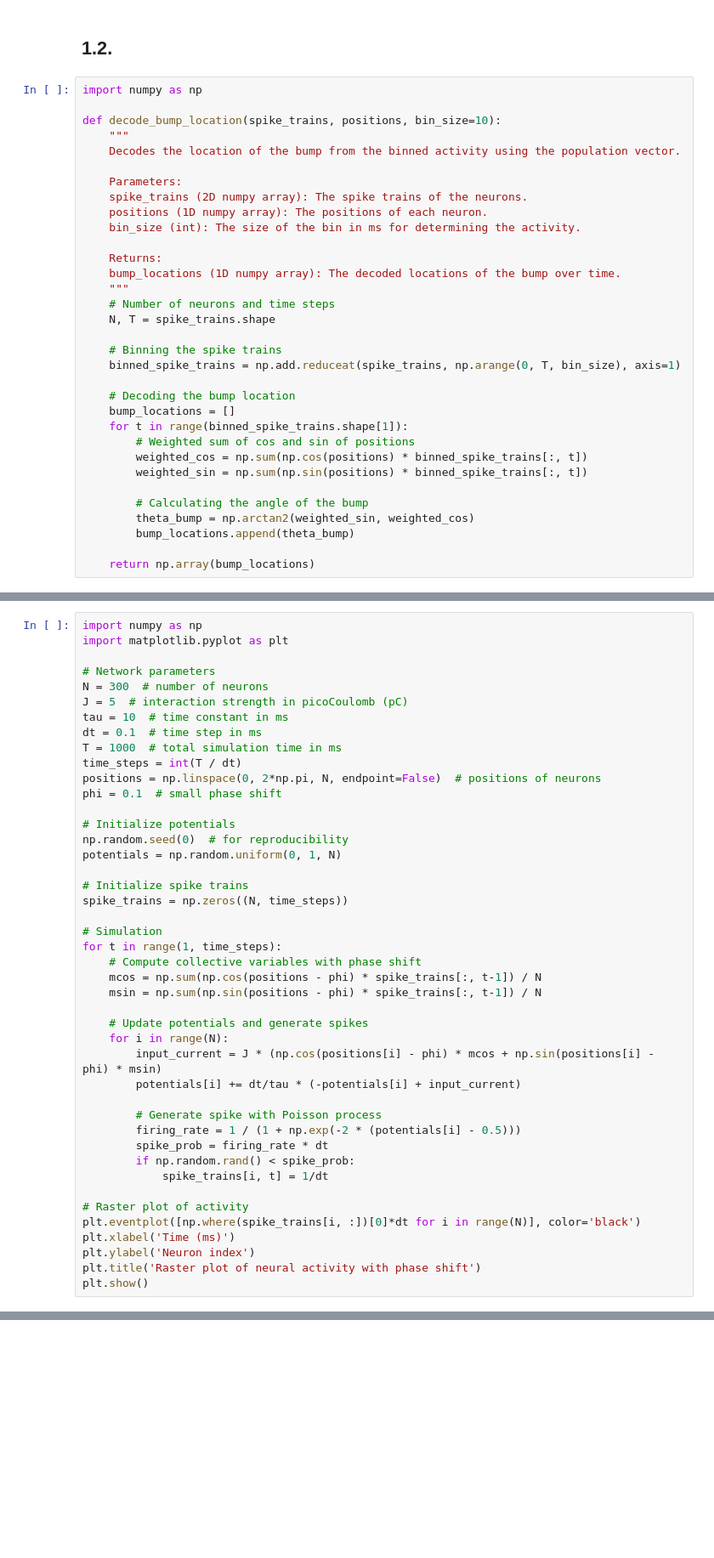
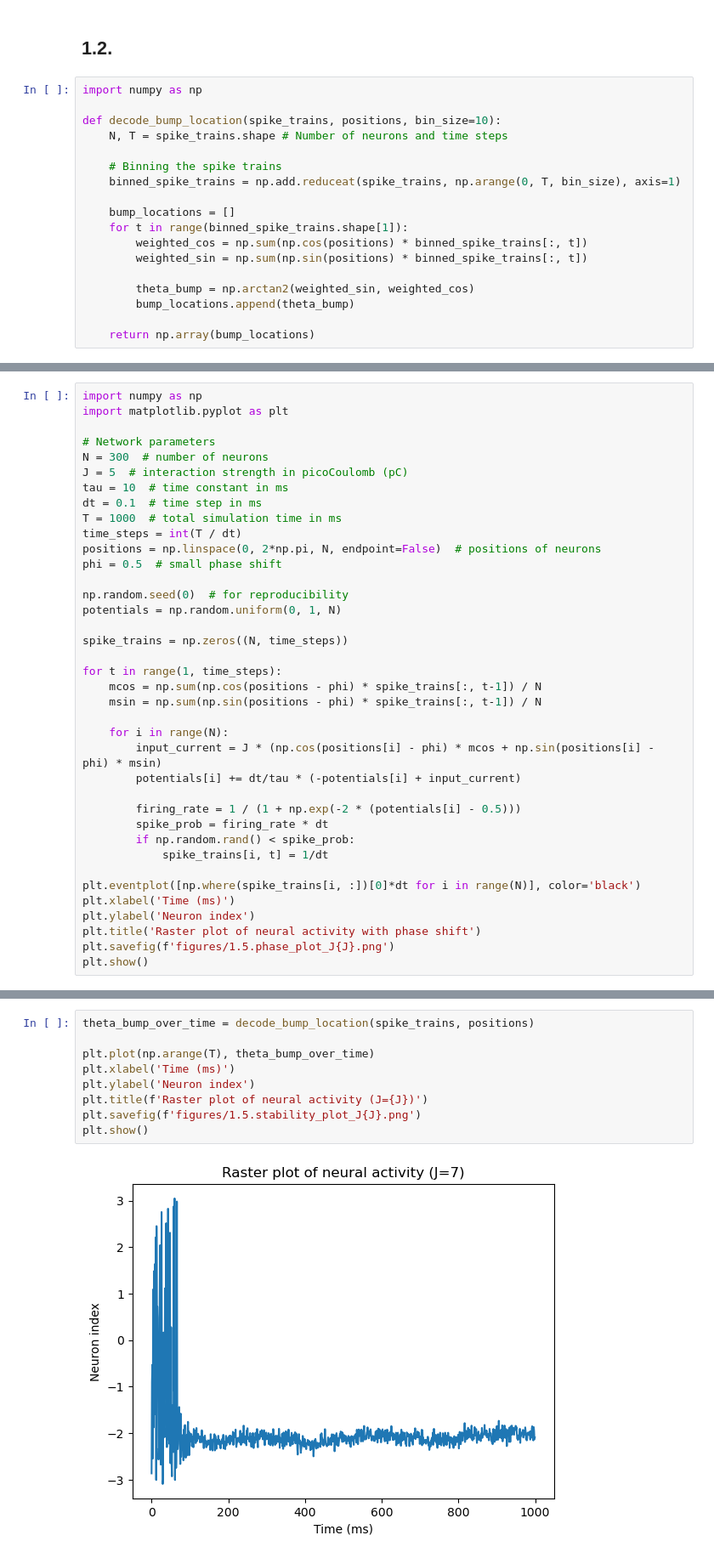
Before and after one commit to konsdibons/EPFL-NX-465-Computational-neuroscience-neuronal-dynamics, a Jupyter notebook: ex1.ipynb, the cells around one changed output, grey strips where cells are left out. Shown at 85% size. Cells and saved outputs as stored; diff of their text form; blank space fills up the shorter version.

```diff
--- a/ex1.ipynb
+++ b/ex1.ipynb
@@ -52,31 +47,16 @@ plt.show()
 import numpy as np
 
 def decode_bump_location(spike_trains, positions, bin_size=10):
-    """
-    Decodes the location of the bump from the binned activity using the population vector.
-
-    Parameters:
-    spike_trains (2D numpy array): The spike trains of the neurons.
-    positions (1D numpy array): The positions of each neuron.
-    bin_size (int): The size of the bin in ms for determining the activity.
-
-    Returns:
-    bump_locations (1D numpy array): The decoded locations of the bump over time.
-    """
-    # Number of neurons and time steps
-    N, T = spike_trains.shape
+    N, T = spike_trains.shape # Number of neurons and time steps
 
     # Binning the spike trains
     binned_spike_trains = np.add.reduceat(spike_trains, np.arange(0, T, bin_size), axis=1)
 
-    # Decoding the bump location
     bump_locations = []
     for t in range(binned_spike_trains.shape[1]):
-        # Weighted sum of cos and sin of positions
         weighted_cos = np.sum(np.cos(positions) * binned_spike_trains[:, t])
         weighted_sin = np.sum(np.sin(positions) * binned_spike_trains[:, t])
 
-        # Calculating the angle of the bump
         theta_bump = np.arctan2(weighted_sin, weighted_cos)
         bump_locations.append(theta_bump)
 
@@ -172,37 +136,31 @@ dt = 0.1  # time step in ms
 T = 1000  # total simulation time in ms
 time_steps = int(T / dt)
 positions = np.linspace(0, 2*np.pi, N, endpoint=False)  # positions of neurons
-phi = 0.1  # small phase shift
+phi = 0.5  # small phase shift
 
-# Initialize potentials
 np.random.seed(0)  # for reproducibility
 potentials = np.random.uniform(0, 1, N)
 
-# Initialize spike trains
 spike_trains = np.zeros((N, time_steps))
 
-# Simulation
 for t in range(1, time_steps):
-    # Compute collective variables with phase shift
     mcos = np.sum(np.cos(positions - phi) * spike_trains[:, t-1]) / N
     msin = np.sum(np.sin(positions - phi) * spike_trains[:, t-1]) / N
 
-    # Update potentials and generate spikes
     for i in range(N):
         input_current = J * (np.cos(positions[i] - phi) * mcos + np.sin(positions[i] - phi) * msin)
         potentials[i] += dt/tau * (-potentials[i] + input_current)
 
-        # Generate spike with Poisson process
         firing_rate = 1 / (1 + np.exp(-2 * (potentials[i] - 0.5)))
         spike_prob = firing_rate * dt
         if np.random.rand() < spike_prob:
             spike_trains[i, t] = 1/dt
 
-# Raster plot of activity
 plt.eventplot([np.where(spike_trains[i, :])[0]*dt for i in range(N)], color='black')
 plt.xlabel('Time (ms)')
 plt.ylabel('Neuron index')
 plt.title('Raster plot of neural activity with phase shift')
+plt.savefig(f'figures/1.5.phase_plot_J{J}.png')
 plt.show()
 # %% [output]
 [figure]
@@ -331,3 +167,14 @@ You would need to run the simulation with the provided code and observe the rast
+# %%
+theta_bump_over_time = decode_bump_location(spike_trains, positions)
+
+plt.plot(np.arange(T), theta_bump_over_time)
+plt.xlabel('Time (ms)')
+plt.ylabel('Neuron index')
+plt.title(f'Raster plot of neural activity (J={J})')
+plt.savefig(f'figures/1.5.stability_plot_J{J}.png')
+plt.show()
+# %% [output]
+[figure, added]
 # %%
 import numpy as np
 import matplotlib.pyplot as plt
```
Also changed, not shown: parts of 6 cells of this notebook, 5 other files.
